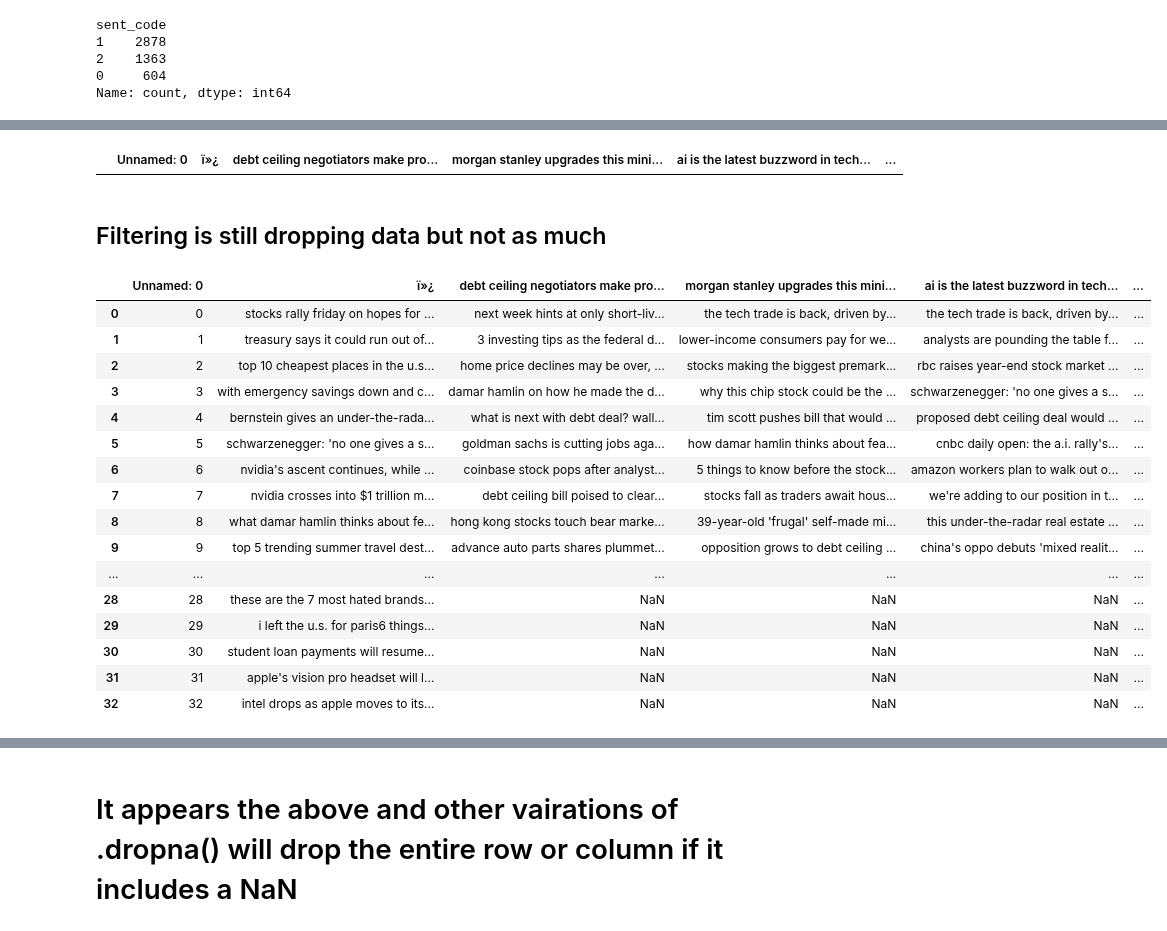
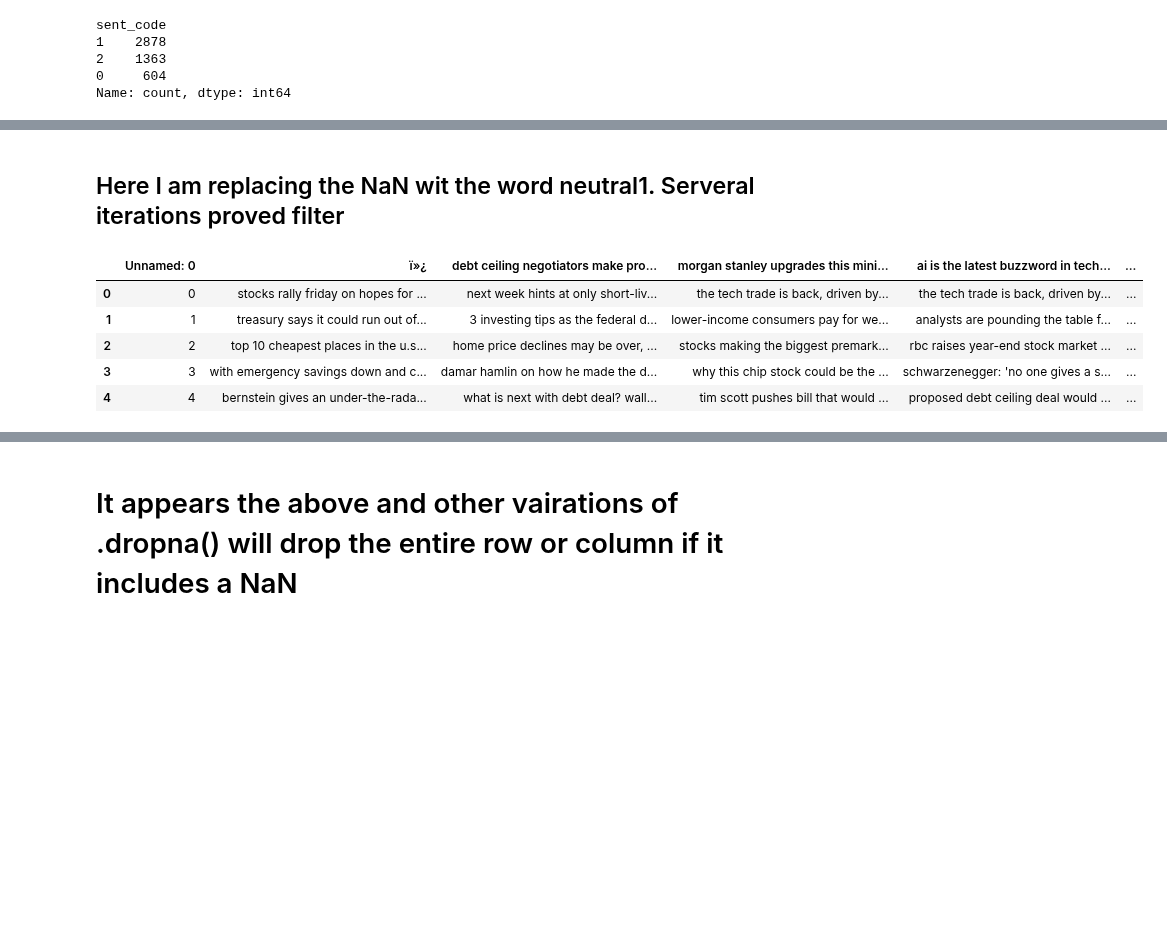
Before and after one commit to ChrisVerg/SmartInvest, a Jupyter notebook: Notebooks/Chris_Sentiment_Analysis.ipynb, the cells around one changed output, grey strips where cells are left out. Saved outputs shown, nothing was run; the diff lists cells and outputs as text; code cells hidden in the pictures; blank space fills up the shorter version.

```diff
--- a/Notebooks/Chris_Sentiment_Analysis.ipynb
+++ b/Notebooks/Chris_Sentiment_Analysis.ipynb
@@ -16,5 +53,5 @@ import numpy as np # for linear algebra
 from sklearn import feature_extraction, linear_model, model_selection, preprocessing
 # %%
 # Set no max rows and columns to view data
-pd.set_option('display.max_rows', 50)
-pd.set_option('display.max_columns', 50)
+pd.set_option('display.max_rows', None)
+pd.set_option('display.max_columns', 100)
@@ -118,9 +294,5 @@ test2 = test1.dropna()
-# %%
-test2
-# %% [output]
-|  | Unnamed: 0 | ï»¿ | debt ceiling negotiators make pro... | morgan stanley upgrades this mini... | ai is the latest buzzword in tech... | ... |
 # %% [markdown]
-## Filtering is still dropping data but not as much
+## Here I am replacing the NaN wit the word neutral1. Serveral iterations proved filter
 # %%
 # Filter?
 
@@ -129,21 +301,10 @@ filtered_data1 = test1.apply(lambda x:pd.Series(x.dropna().values))
 # %%
-filtered_data1
+# filtered_data1.head()
 # %% [output]
 |  | Unnamed: 0 | ï»¿ | debt ceiling negotiators make pro... | morgan stanley upgrades this mini... | ai is the latest buzzword in tech... | ... |
 | 0 | 0 | stocks rally friday on hopes for ... | next week hints at only short-liv... | the tech trade is back, driven by... | the tech trade is back, driven by... | ... |
 | 1 | 1 | treasury says it could run out of... | 3 investing tips as the federal d... | lower-income consumers pay for we... | analysts are pounding the table f... | ... |
 | 2 | 2 | top 10 cheapest places in the u.s... | home price declines may be over, ... | stocks making the biggest premark... | rbc raises year-end stock market ... | ... |
 | 3 | 3 | with emergency savings down and c... | damar hamlin on how he made the d... | why this chip stock could be the ... | schwarzenegger: 'no one gives a s... | ... |
 | 4 | 4 | bernstein gives an under-the-rada... | what is next with debt deal? wall... | tim scott pushes bill that would ... | proposed debt ceiling deal would ... | ... |
-| 5 | 5 | schwarzenegger: 'no one gives a s... | goldman sachs is cutting jobs aga... | how damar hamlin thinks about fea... | cnbc daily open: the a.i. rally's... | ... |
-| 6 | 6 | nvidia's ascent continues, while ... | coinbase stock pops after analyst... | 5 things to know before the stock... | amazon workers plan to walk out o... | ... |
-| 7 | 7 | nvidia crosses into $1 trillion m... | debt ceiling bill poised to clear... | stocks fall as traders await hous... | we're adding to our position in t... | ... |
-| 8 | 8 | what damar hamlin thinks about fe... | hong kong stocks touch bear marke... | 39-year-old 'frugal' self-made mi... | this under-the-radar real estate ... | ... |
-| 9 | 9 | top 5 trending summer travel dest... | advance auto parts shares plummet... | opposition grows to debt ceiling ... | china's oppo debuts 'mixed realit... | ... |
-| ... | ... | ... | ... | ... | ... | ... |
-| 28 | 28 | these are the 7 most hated brands... | NaN | NaN | NaN | ... |
-| 29 | 29 | i left the u.s. for paris6 things... | NaN | NaN | NaN | ... |
-| 30 | 30 | student loan payments will resume... | NaN | NaN | NaN | ... |
-| 31 | 31 | apple's vision pro headset will l... | NaN | NaN | NaN | ... |
-| 32 | 32 | intel drops as apple moves to its... | NaN | NaN | NaN | ... |
 # %%
```
Also changed, not shown: parts of 65 cells of this notebook, 7 other files.
